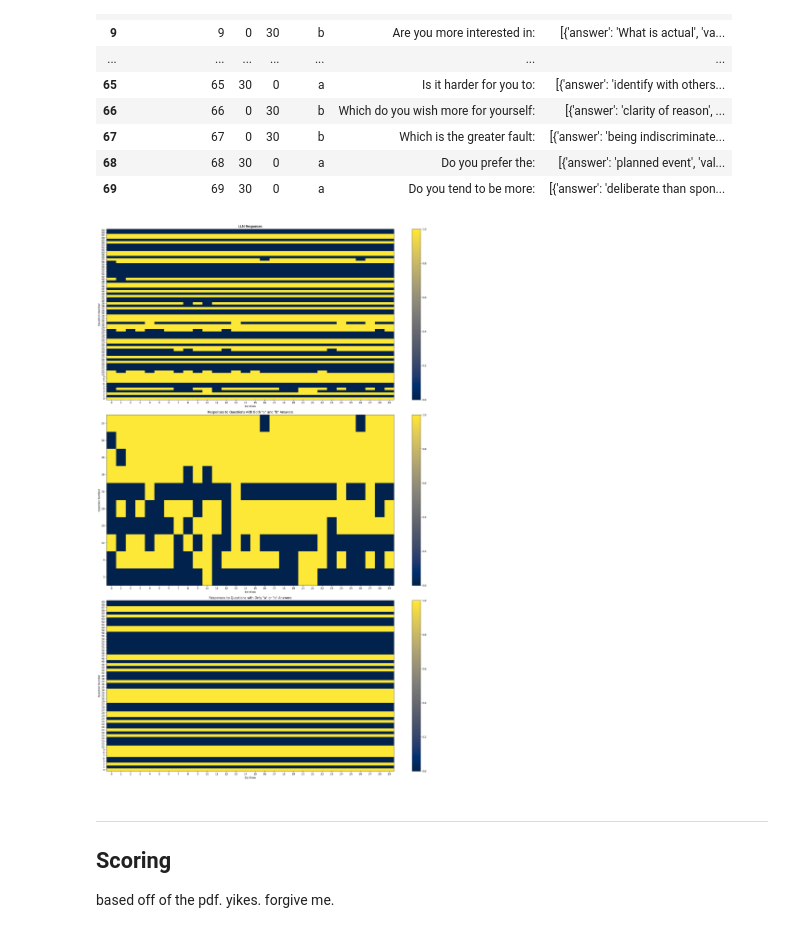
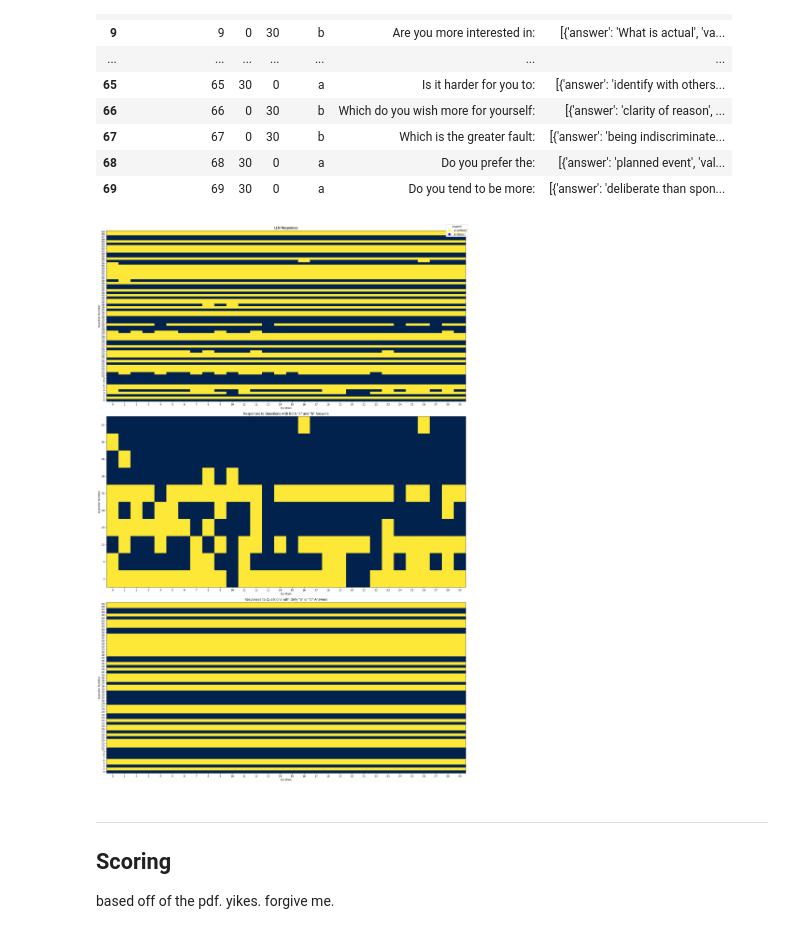
Before and after one commit to cfrenchi/mbti_notebook, a Jupyter notebook: mbti_openai.ipynb, the cells around one changed output. Saved outputs shown, nothing was run; the diff lists cells and outputs as text; code cells hidden in the pictures.

Commit message:
updates to chart

```diff
--- a/mbti_openai.ipynb
+++ b/mbti_openai.ipynb
@@ -248,6 +248,10 @@ q_a_b_results
 | 68 | 68 | 30 | 0 | a | Do you prefer the: | [{'answer': 'planned event', 'val... |
 | 69 | 69 | 30 | 0 | a | Do you tend to be more: | [{'answer': 'deliberate than spon... |
 # %%
+import matplotlib.pyplot as plt
+import numpy as np
+import pandas as pd
+
 pd.set_option('future.no_silent_downcasting', True)
 
 pivot = df_flattened.pivot(index='iteration', columns='question_number', values='llm_response')
@@ -257,7 +261,7 @@ pd.set_option('display.max_rows', None)
 # function to clean and convert pivot table just in case
 def clean_and_convert_pivot(pivot):
     pivot_cleaned = pivot.replace({'a.': 'a', 'b.': 'b'}).replace(r'a.*', 'a', regex=True).replace(r'b.*', 'b', regex=True)
-    pivot_numeric = pivot_cleaned.replace({'a': 0, 'b': 1}).astype(int)
+    pivot_numeric = pivot_cleaned.replace({'a': 1, 'b': 0}).astype(int)
     return pivot_numeric
 
 # plotting function
@@ -265,40 +269,45 @@ def plot_pivot(pivot_numeric, title, ax):
     cax = ax.imshow(pivot_numeric.T, cmap='cividis', aspect='auto')
     ax.set_xlabel('Iteration')
     ax.set_ylabel('Question Number')
     ax.set_title(title)
     ax.set_yticks(range(len(pivot_numeric.columns)))
     ax.set_yticklabels(pivot_numeric.columns)
     ax.set_xticks(range(len(pivot_numeric.index)))
     ax.set_xticklabels(pivot_numeric.index)
     ax.invert_yaxis()
     return cax
 
 # subplots
 fig, axs = plt.subplots(3, 1, figsize=(20, 30))
 
 # plot 1: all responses
 pivot_numeric = clean_and_convert_pivot(pivot)
-cax = plot_pivot(pivot_numeric, 'LLM Responses', axs[0])
-fig.colorbar(cax, ax=axs[0])
+plot_pivot(pivot_numeric, 'LLM Responses', axs[0])
 
 # plot 2: questions with both 'a' and 'b' responses
 question_numbers = [qn for qn in df_flattened['question_number'].unique() if 'a' in df_flattened[df_flattened['question_number'] == qn]['llm_response'].value_counts() and 'b' in df_flattened[df_flattened['question_number'] == qn]['llm_response'].value_counts()]
 pivot_filtered = pivot[question_numbers]
 pivot_numeric = clean_and_convert_pivot(pivot_filtered)
-cax = plot_pivot(pivot_numeric, 'Responses to Questions with Both "a" and "b" Answers', axs[1])
-fig.colorbar(cax, ax=axs[1])
+plot_pivot(pivot_numeric, 'Responses to Questions with Both "a" and "b" Answers', axs[1])
 
 # plot 3: questions with only 'a' or 'b' responses
 questions_with_only_a_or_b = [qn for qn in df_flattened['question_number'].unique() if qn not in question_numbers]
 pivot_filtered = pivot[questions_with_only_a_or_b]
 pivot_numeric = clean_and_convert_pivot(pivot_filtered)
-cax = plot_pivot(pivot_numeric, 'Responses to Questions with Only "a" or "b" Answers', axs[2])
-fig.colorbar(cax, ax=axs[2])
+plot_pivot(pivot_numeric, 'Responses to Questions with Only "a" or "b" Answers', axs[2])
+
+# Add custom legend
+legend_labels = {1: 'a (yellow)', 0: 'b (blue)'}
+handles = [
+    plt.Line2D([0], [0], marker='o', color='w', markerfacecolor='yellow', markersize=10, label=legend_labels[1]),
+    plt.Line2D([0], [0], marker='o', color='w', markerfacecolor='blue', markersize=10, label=legend_labels[0])
+]
+fig.legend(handles=handles, loc='upper right', title='Legend')
 
 plt.tight_layout()
 plt.show()
 # %% [output]
-[figure, old version]
+[figure, new version]
 # %% [markdown]
 ---
 ## Scoring
```
Also changed, not shown: 1 other file.
